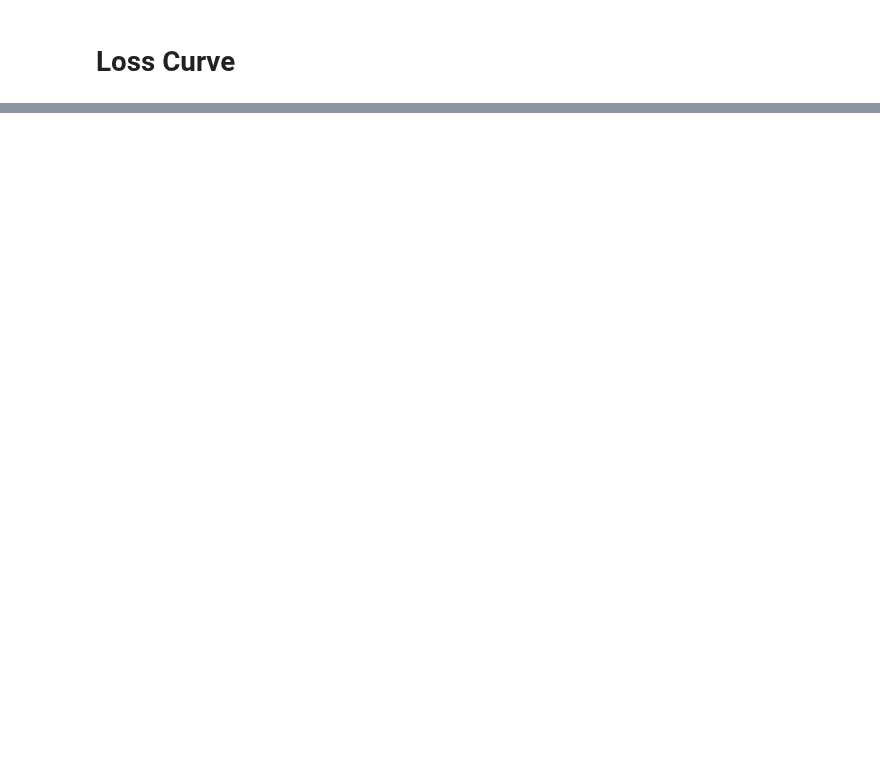
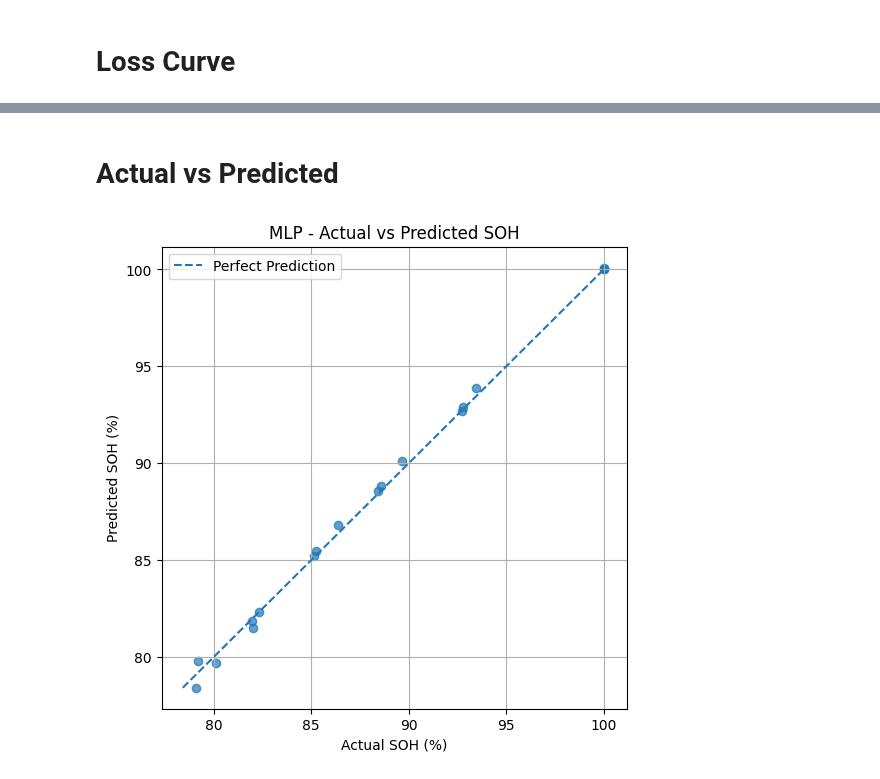
Before and after one commit to molluIdontknow/ELE_Algorithm, a Jupyter notebook: ELEalgo_MLP의_사본.ipynb, the cells around one changed output, grey strips where cells are left out. Saved outputs shown, nothing was run; the diff lists cells and outputs as text; code cells hidden in the pictures; blank space fills up the shorter version.

```diff
--- a/ELEalgo_MLP의_사본.ipynb
+++ b/ELEalgo_MLP의_사본.ipynb
@@ -344,0 +367,34 @@ Prediction Result
+# %% [markdown]
+# Actual vs Predicted
+# %%
+plt.figure(figsize=(6, 6))
+
+plt.scatter(
+    actuals,
+    predictions,
+    alpha=0.7)
+
+min_value = min(
+    actuals.min(),
+    predictions.min())
+
+max_value = max(
+    actuals.max(),
+    predictions.max())
+
+plt.plot(
+    [min_value, max_value],
+    [min_value, max_value],
+    linestyle="--",
+    label="Perfect Prediction")
+
+plt.xlabel("Actual SOH (%)")
+plt.ylabel("Predicted SOH (%)")
+plt.title("MLP - Actual vs Predicted SOH")
+
+plt.legend()
+plt.grid()
+
+plt.show()
+# %% [output]
+[figure, added]
```
Also changed, not shown: parts of 23 cells of this notebook.
